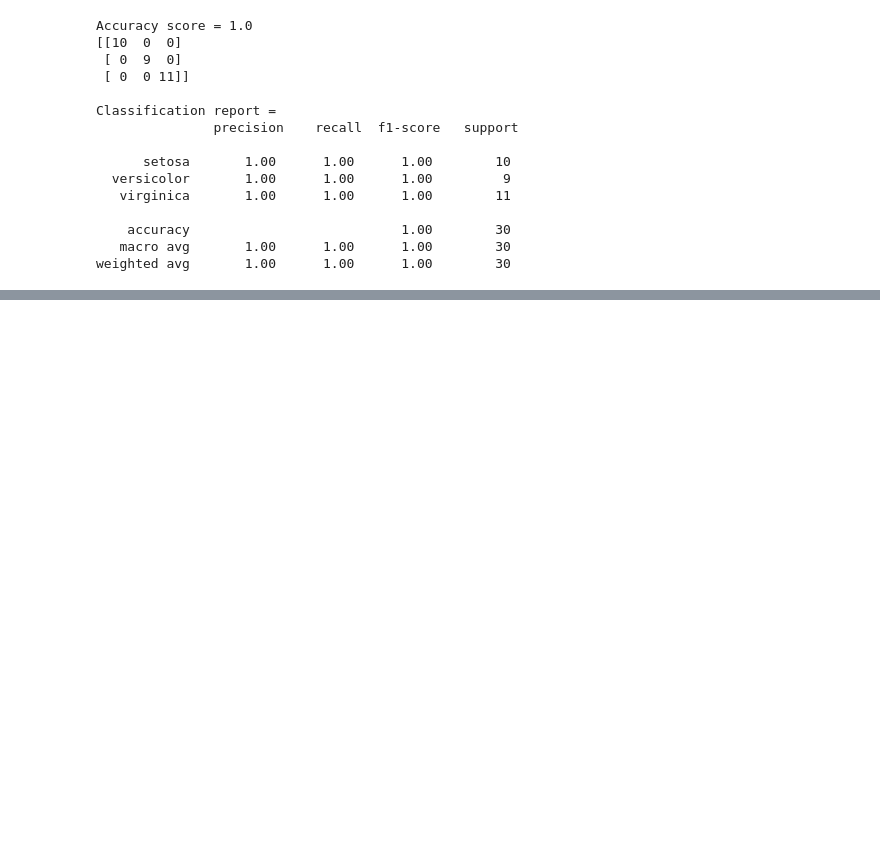
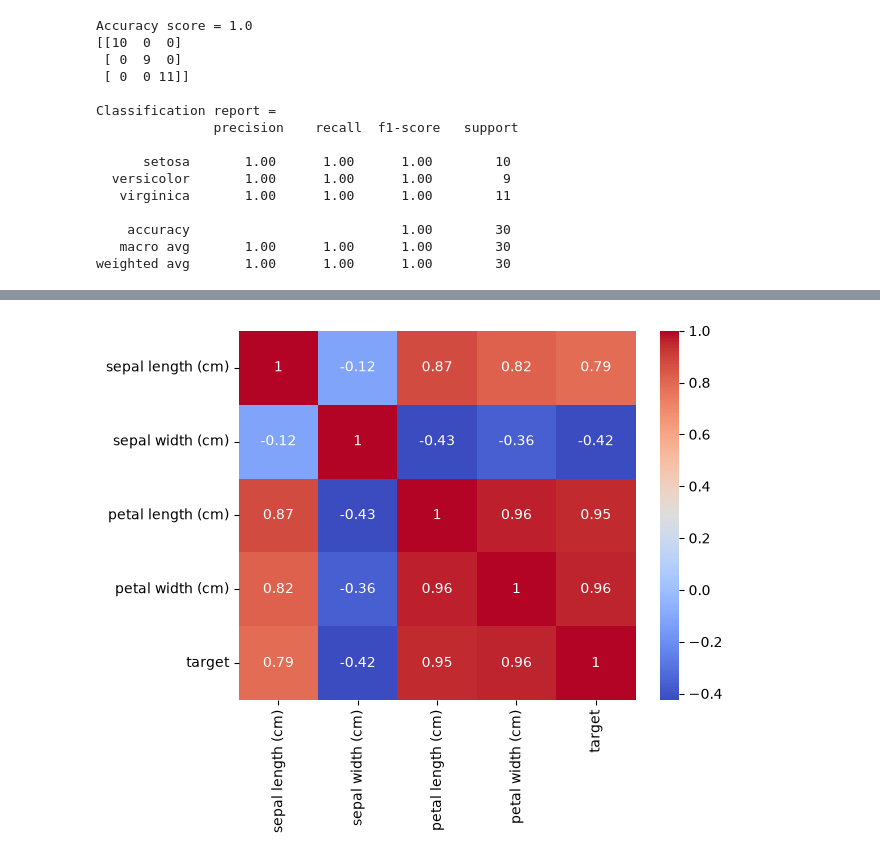
Before and after one commit to nithinmohan3111-crypto/Iris_analysis, a Jupyter notebook: iris_analysis3.py.ipynb, the cells around one changed output, grey strips where cells are left out. Cells and saved outputs as stored; diff of their text form; code cells hidden in the pictures; blank space fills up the shorter version.

```diff
--- a/iris_analysis3.py.ipynb
+++ b/iris_analysis3.py.ipynb
@@ -295,0 +298,9 @@ plt.show()
+# %%
+sns.heatmap(
+    df.select_dtypes(include='number').corr(),
+    annot=True,
+    cmap='coolwarm'
+)
+plt.show()
+# %% [output]
+[figure, added]
```
Also changed, not shown: parts of 11 cells of this notebook.
